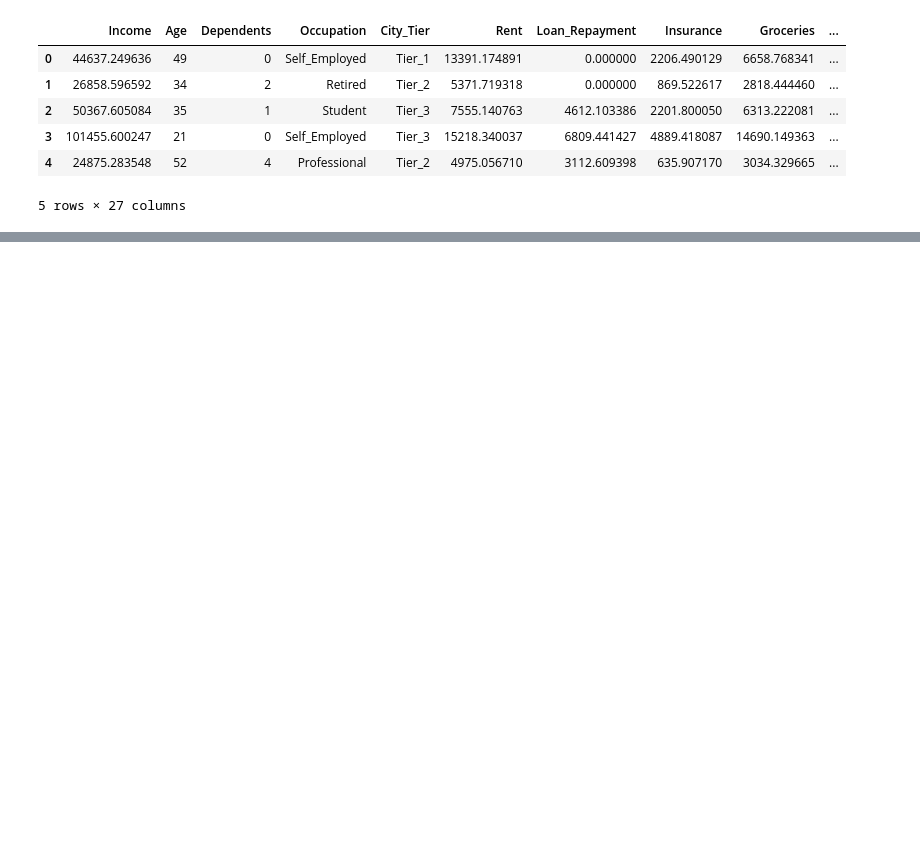
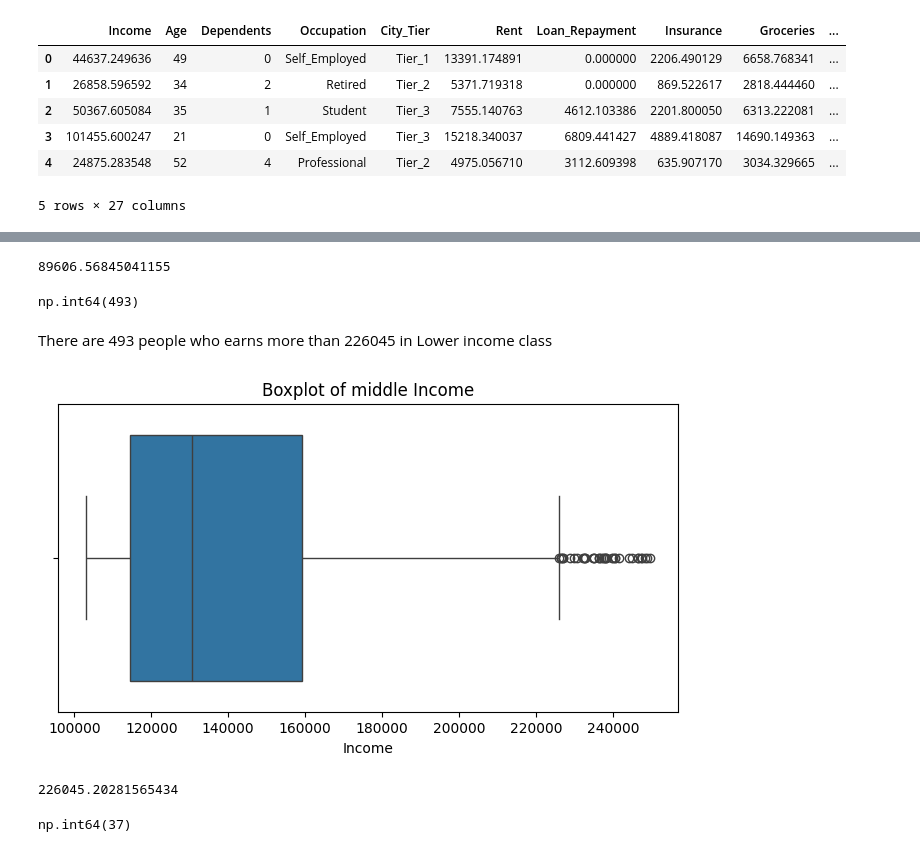
Before and after one commit to CaptainLevy/personal-finance-advisor, a Jupyter notebook: Personal-Finance-advisor.ipynb, the cells around one changed output, grey strips where cells are left out. Drawn from its saved outputs; the diff is of its cells as text; code cells hidden in the pictures; blank space fills up the shorter version.

```diff
--- a/Personal-Finance-advisor.ipynb
+++ b/Personal-Finance-advisor.ipynb
@@ -178,3 +183,3 @@ lower_income = df[df['Income'] <= 1079729]
 # %%
-middle_income = df[(df['Income'] > 1079729) & (df['Income'] <= 400000)]
+middle_income = df[(df['Income'] > 103007) & (df['Income'] <= 250000)]
 # %%
@@ -199,0 +226,30 @@ plt.show()
+# %%
+Q1 = lower_income['Income'].quantile(0.25)
+Q3 = lower_income['Income'].quantile(0.75)
+IQR = Q3 - Q1
+max = Q3 + 1.5 * IQR
+print(max)
+(lower_income['Income']>= max).sum()
+# %% [output]
+89606.56845041155
+np.int64(493)
+# %% [markdown]
+There are 493 people who earns more than 226045 in Lower income class
+# %%
+plt.figure(figsize=(8,4))
+sns.boxplot(x= middle_income['Income'])
+plt.ticklabel_format(style='plain', axis='x')
+plt.title('Boxplot of middle Income')
+plt.show()
+# %% [output]
+[figure, added]
+# %%
+Q1 = middle_income['Income'].quantile(0.25)
+Q3 = middle_income['Income'].quantile(0.75)
+IQR = Q3 - Q1
+max = Q3 + 1.5 * IQR
+print(max)
+(middle_income['Income']>= max).sum()
+# %% [output]
+226045.20281565434
+np.int64(37)
```
Also changed, not shown: parts of 16 cells of this notebook.
